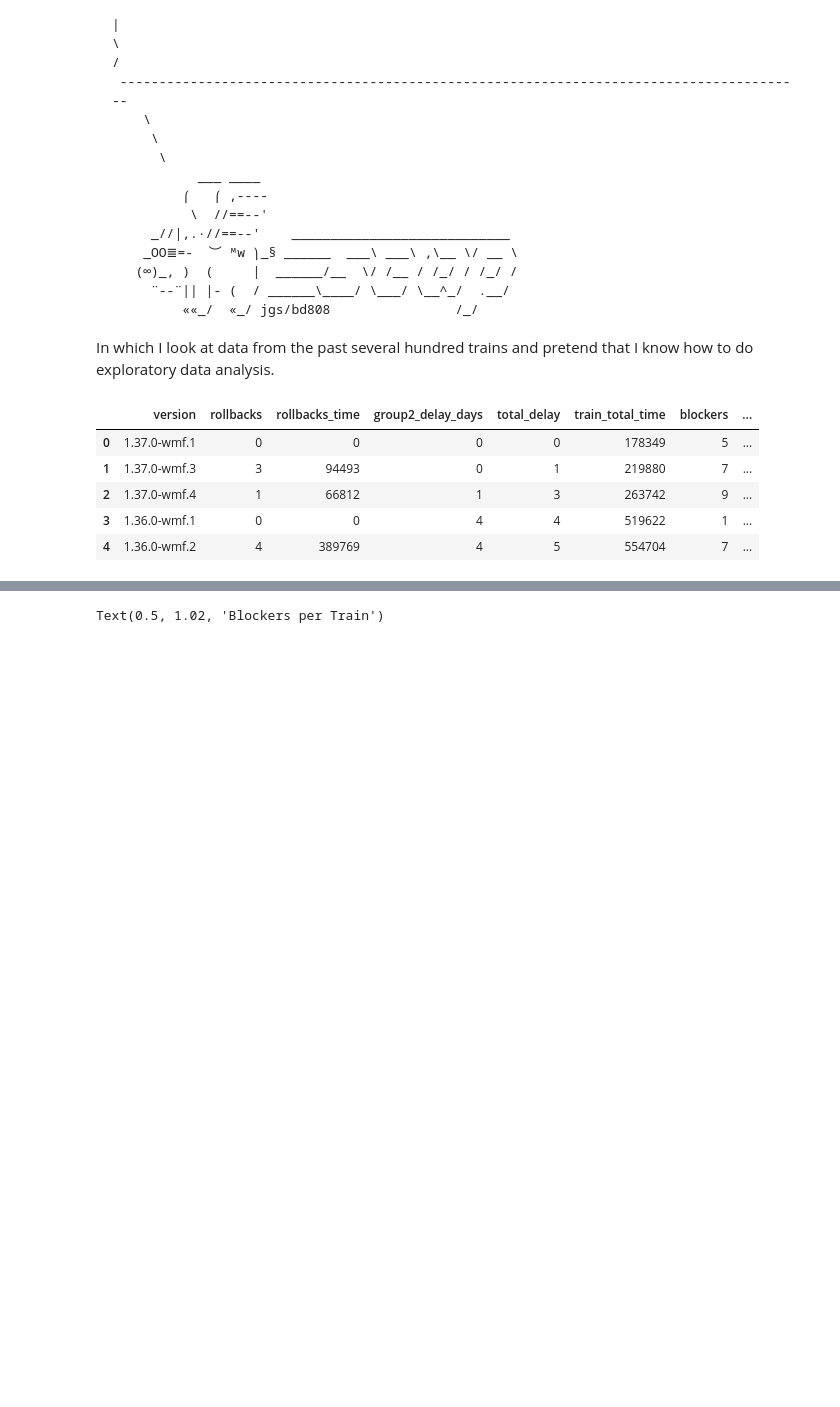
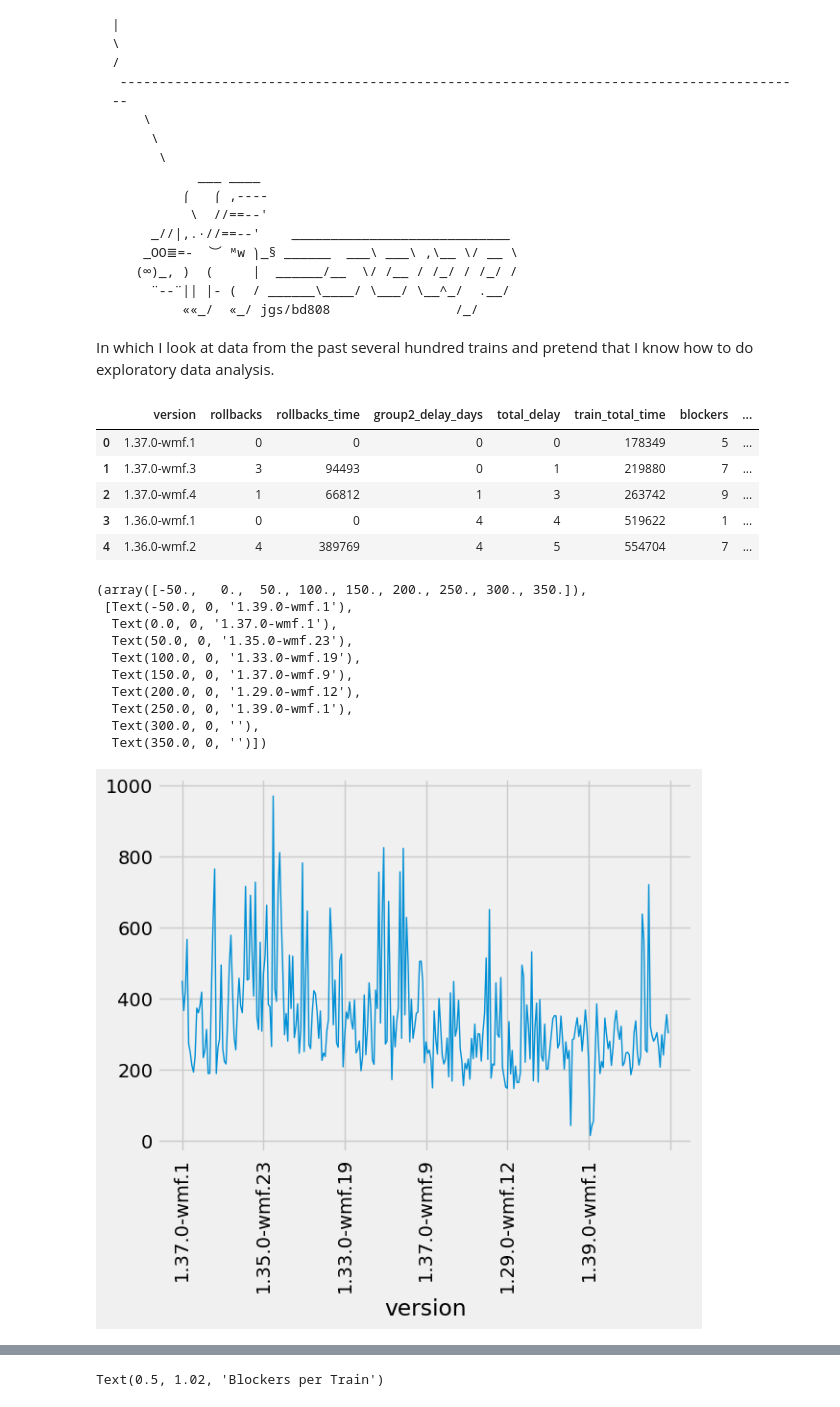
Before and after one commit to thcipriani/train-stats, a Jupyter notebook: README.ipynb, the cells around one changed output, grey strips where cells are left out. Cells and saved outputs as stored; diff of their text form; code cells hidden in the pictures; blank space fills up the shorter version.

```diff
--- a/README.ipynb
+++ b/README.ipynb
@@ -72,6 +72,21 @@ df.head()
 | 2 | 1.37.0-wmf.4 | 1 | 66812 | 1 | 3 | 263742 | 9 | ... |
 | 3 | 1.36.0-wmf.1 | 0 | 0 | 4 | 4 | 519622 | 1 | ... |
 | 4 | 1.36.0-wmf.2 | 4 | 389769 | 4 | 5 | 554704 | 7 | ... |
+# %%
+df.set_index('version').patches.plot(linewidth=1)
+plt.xticks(rotation=90)
+# %% [output]
+(array([-50.,   0.,  50., 100., 150., 200., 250., 300., 350.]),
+ [Text(-50.0, 0, '1.39.0-wmf.1'),
+  Text(0.0, 0, '1.37.0-wmf.1'),
+  Text(50.0, 0, '1.35.0-wmf.23'),
+  Text(100.0, 0, '1.33.0-wmf.19'),
+  Text(150.0, 0, '1.37.0-wmf.9'),
+  Text(200.0, 0, '1.29.0-wmf.12'),
+  Text(250.0, 0, '1.39.0-wmf.1'),
+  Text(300.0, 0, ''),
+  Text(350.0, 0, '')])
+[figure, added]
 # %%
 fig, ax = plt.subplots(figsize=(10,10))         # Sample figsize in inches
 sns.heatmap(df.corr(), annot=True, cmap="YlGnBu", linewidths=0.3, annot_kws={"size": 8}, ax=ax)
```
Also changed, not shown: parts of 1 cell of this notebook, 14 other files.
